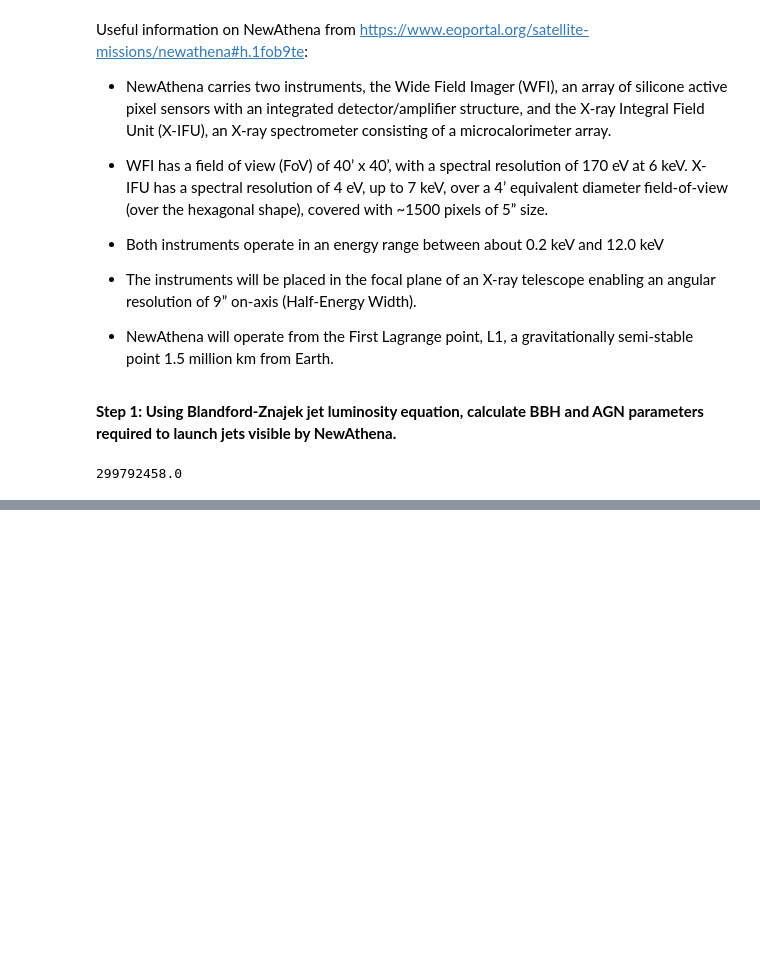
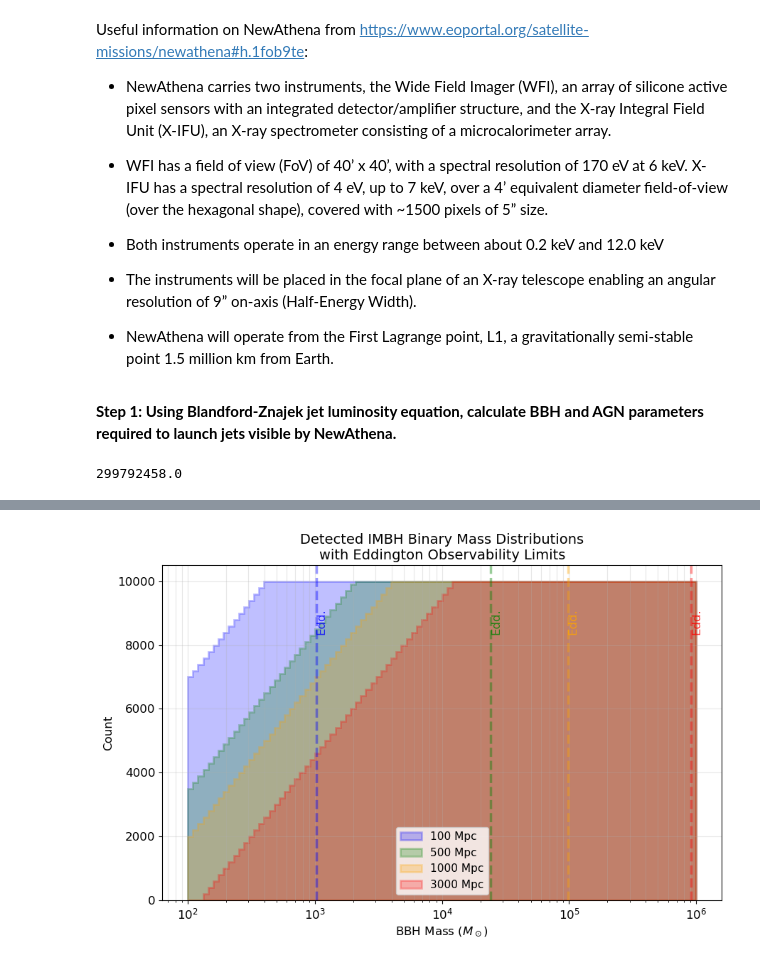
Before and after one commit to SamirGoo/NewAthena-Project, a Jupyter notebook: NewAthena code.ipynb, the cells around one changed output, grey strips where cells are left out. Cells and saved outputs as stored; diff of their text form; code cells hidden in the pictures; blank space fills up the shorter version.

```diff
--- a/NewAthena code.ipynb
+++ b/NewAthena code.ipynb
@@ -66,6 +100,8 @@ def xray_flux(L,d):
 r = orbital_radius(R, M_AGN)
 v_k = keplerian_velocity(M_AGN, r)
 print(v_k)
+
+v_kick = 300 * 1e5      # 300 km/s -> cm/s
 # %% [output]
 299792458.0
 # %%
@@ -147,11 +197,17 @@ Sample values (first epsilon_X, first 10 L_j):
 # %%
 # Luminosity to Flux conversion
 
-F_X_grid = xray_flux(L_X_grid[None, :, :],d_L[:, None, None])
-#F_X_grid = L_X_grid[None, :, :] / (4 * np.pi * d_L_vals_cm[:, None, None]**2)
-F_X_grid.shape = (len(d_L), len(epsilon_X_vals), len(L_j_list))
+L_X_grid = np.array([L_j_array / K_X for K_X in K_X_vals])
+
+# Now broadcast over distances:
+F_X_grid = xray_flux(
+    L_X_grid[None, :, :],      # (1, K_X, N)
+    d_L[:, None, None]         # (4, 1, 1)
+)
 
 print("Flux grid shape:", F_X_grid.shape)
+print("K_X values:", K_X_vals)
+
 for i, d in enumerate(d_L):
     print(f"\nDistance = {d} cm")
     print("Min flux:", np.min(F_X_grid[i]))
@@ -323,0 +351,55 @@ plt.show()
+# %%
+# Overlaid detected mass distributions with Eddington limits
+
+logbins = np.logspace(2,6,101)
+
+colors = ['blue', 'green', 'orange', 'red']
+
+plt.figure(figsize=(9,6))
+
+# Average epsilon_X value (middle of my episolon_X range set above)
+epsilon_X_rep = 1e-3
+
+
+# Precompute Eddington luminosities (to save on computation time)
+L_Edd_vals = eddington_luminosity(M_vals)
+L_X_Edd_vals = epsilon_X_rep * L_Edd_vals  # Convert to X-ray luminosities
+
+
+# Loop to plot histograms
+for entry, color, d_cm in zip(detected_params_per_distance,colors,d_L):
+
+    M_detected = [p["M"] for p in entry["params"]]
+
+    plt.hist(M_detected,bins=logbins,histtype='stepfilled',alpha=0.25,linewidth=2,edgecolor=color,color=color,
+            label=f"{entry['distance_Mpc']} Mpc")
+
+    # Fluxes for all masses simultaneously
+    F_Edd_vals = xray_flux(L_X_Edd_vals, d_cm)
+
+    # Detectable masses
+    detectable_Edd = F_Edd_vals > F_limit
+
+    observable_masses = M_vals[detectable_Edd]
+
+    # Minimum observable mass
+    if len(observable_masses) > 0:
+        M_limit = np.min(observable_masses)
+        plt.axvline(M_limit,color=color,linestyle='--',linewidth=2.5,alpha=0.4)
+        plt.text(M_limit,plt.ylim()[1]*0.8,"Edd.",rotation=90,color=color,fontsize=12,alpha=0.8) # Text label
+
+
+# Plot formatting
+plt.xscale('log')
+plt.xlabel("BBH Mass ($M_\\odot$)", fontsize=12)
+plt.ylabel("Count", fontsize=12)
+plt.xticks(fontsize=12)
+plt.yticks(fontsize=12)
+plt.title("Detected IMBH Binary Mass Distributions\n""with Eddington Observability Limits",fontsize=14)
+plt.grid(True, which="both", alpha=0.3)
+plt.legend(fontsize=11)
+plt.tight_layout()
+
+plt.show()
+# %% [output]
+[figure, added]
```
Also changed, not shown: parts of 16 cells of this notebook.
